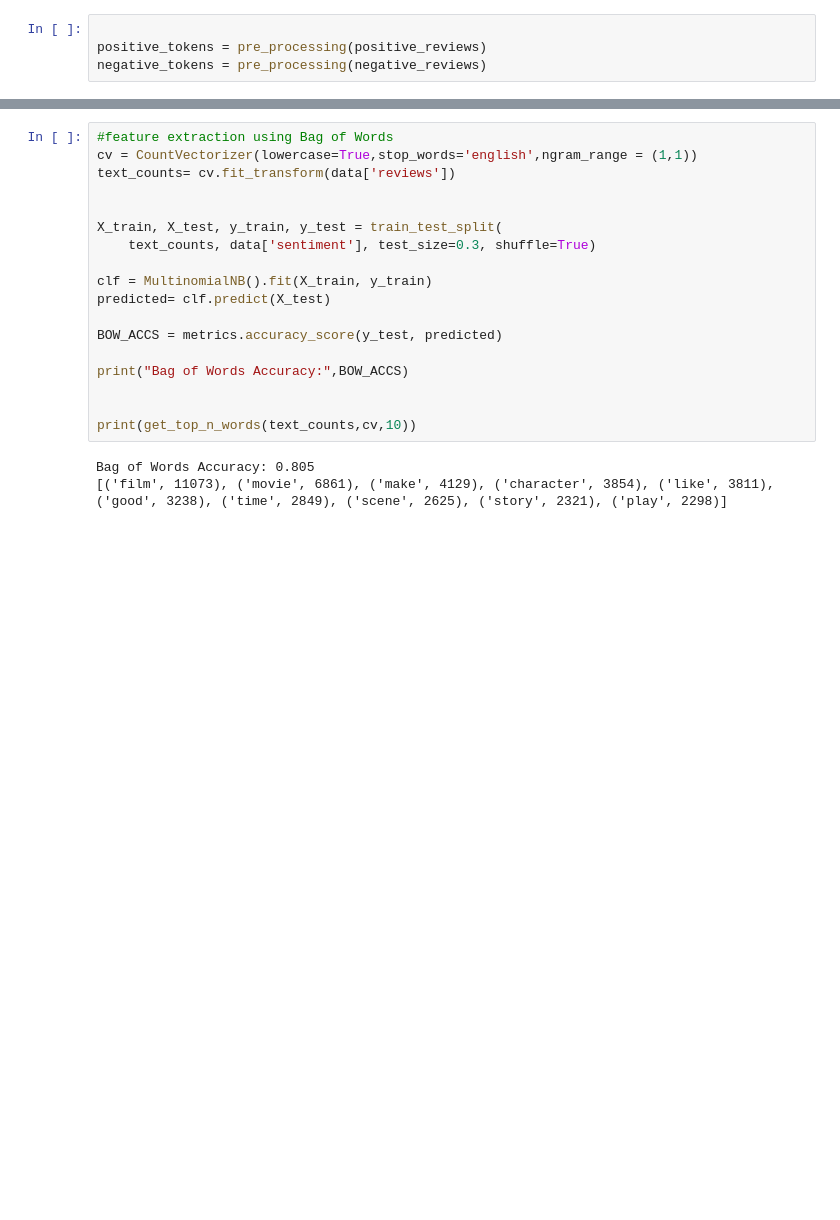
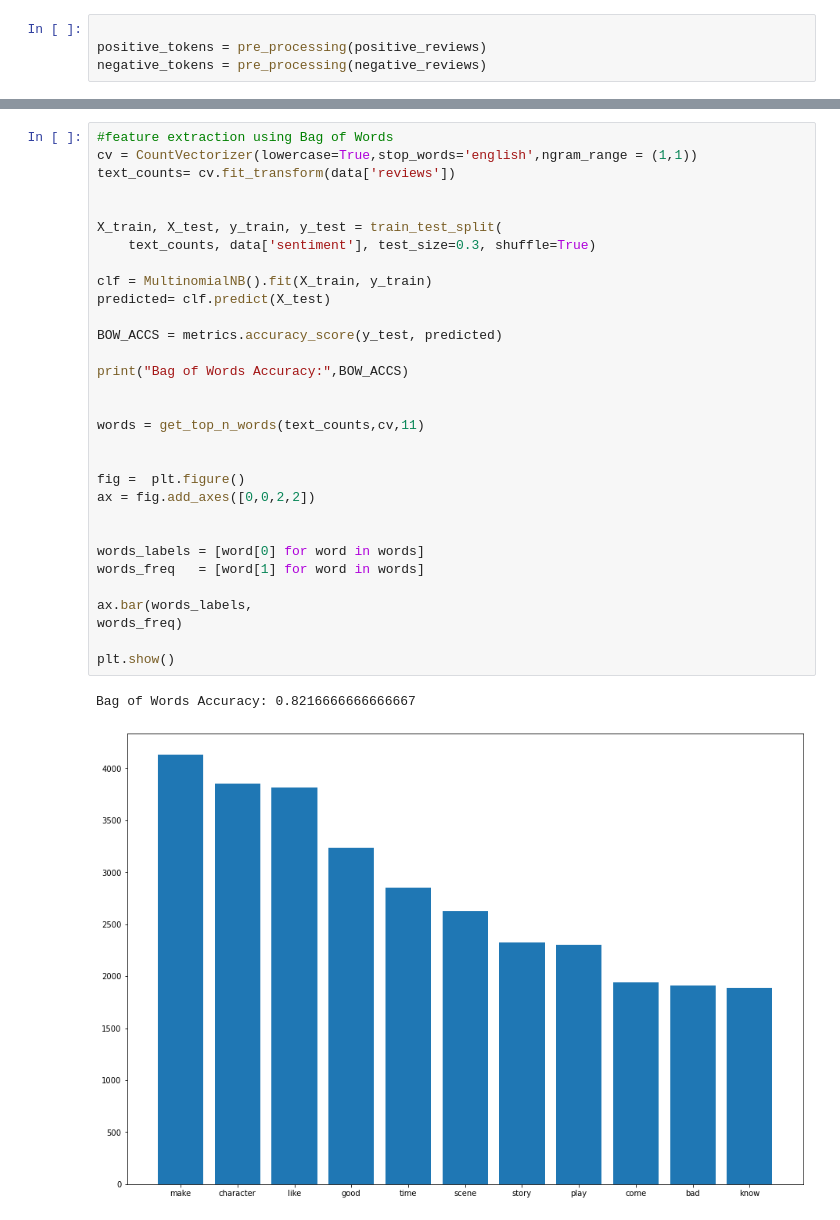
Before and after one commit to AhmedAbdelGawadFarag/movie-review-sentiment-analysis, a Jupyter notebook: sentiment_analysis.ipynb, the cells around one changed output, grey strips where cells are left out. Saved outputs shown, nothing was run; the diff lists cells and outputs as text; blank space fills up the shorter version.

```diff
--- a/sentiment_analysis.ipynb
+++ b/sentiment_analysis.ipynb
@@ -159,24 +161,37 @@ print(data)
 # %%
 #feature extraction using Bag of Words
 cv = CountVectorizer(lowercase=True,stop_words='english',ngram_range = (1,1))
 text_counts= cv.fit_transform(data['reviews'])
 
 
 X_train, X_test, y_train, y_test = train_test_split(
     text_counts, data['sentiment'], test_size=0.3, shuffle=True)
 
 clf = MultinomialNB().fit(X_train, y_train)
 predicted= clf.predict(X_test)
 
 BOW_ACCS = metrics.accuracy_score(y_test, predicted)
 
 print("Bag of Words Accuracy:",BOW_ACCS)
 
 
-print(get_top_n_words(text_counts,cv,10))
+words = get_top_n_words(text_counts,cv,11)
+
+
+fig =  plt.figure()
+ax = fig.add_axes([0,0,2,2])
+
+
+words_labels = [word[0] for word in words]
+words_freq   = [word[1] for word in words]
+
+ax.bar(words_labels,
+words_freq)
+
+plt.show()
 # %% [output]
-Bag of Words Accuracy: 0.805
-[('film', 11073), ('movie', 6861), ('make', 4129), ('character', 3854), ('like', 3811), ('good', 3238), ('time', 2849), ('scene', 2625), ('story', 2321), ('play', 2298)]
+Bag of Words Accuracy: 0.8216666666666667
+[figure, added]
 # %%
 # drawing Bag of Word confussion matrix
 conf_matrix = confusion_matrix(y_test,predicted)
```
Also changed, not shown: parts of 8 cells of this notebook.
